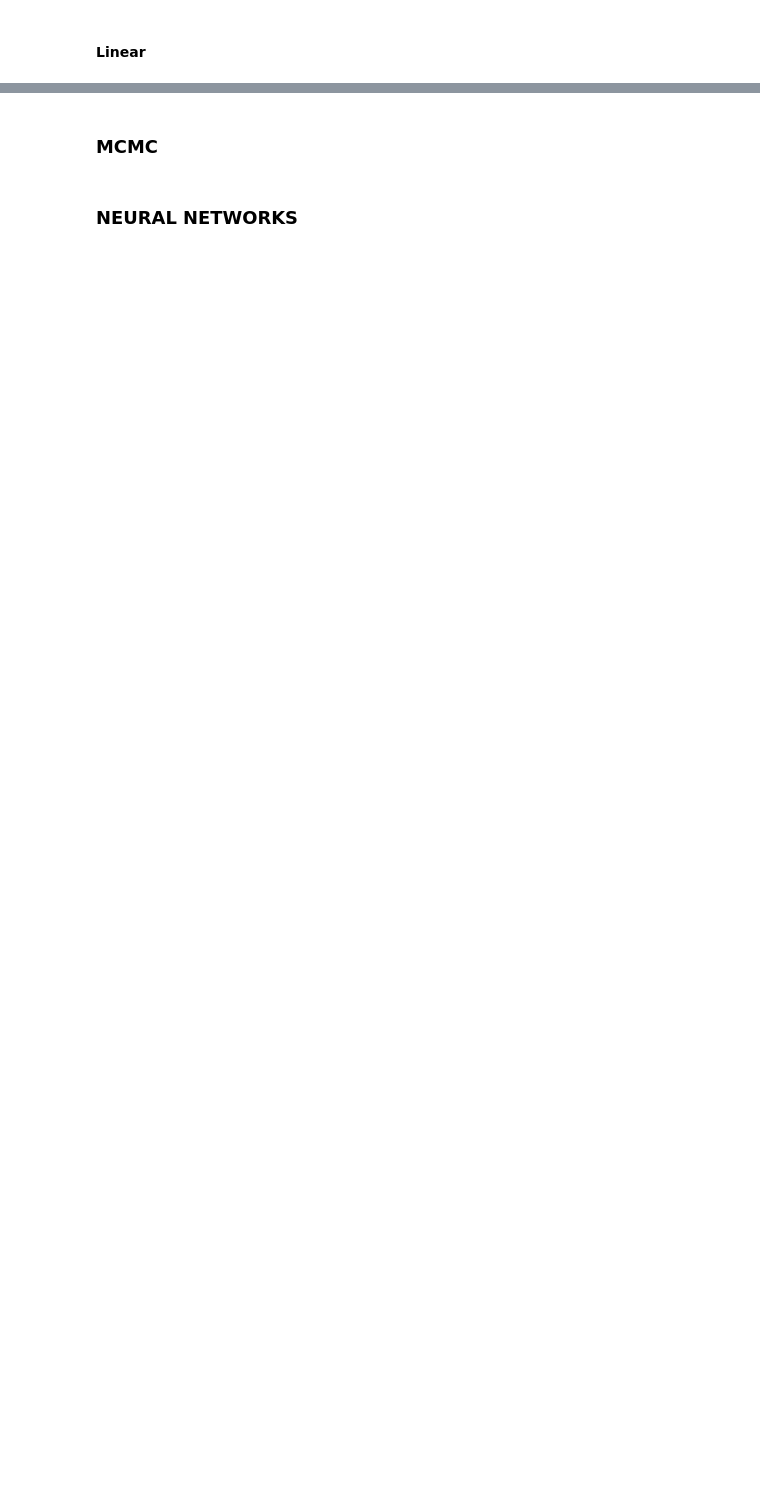
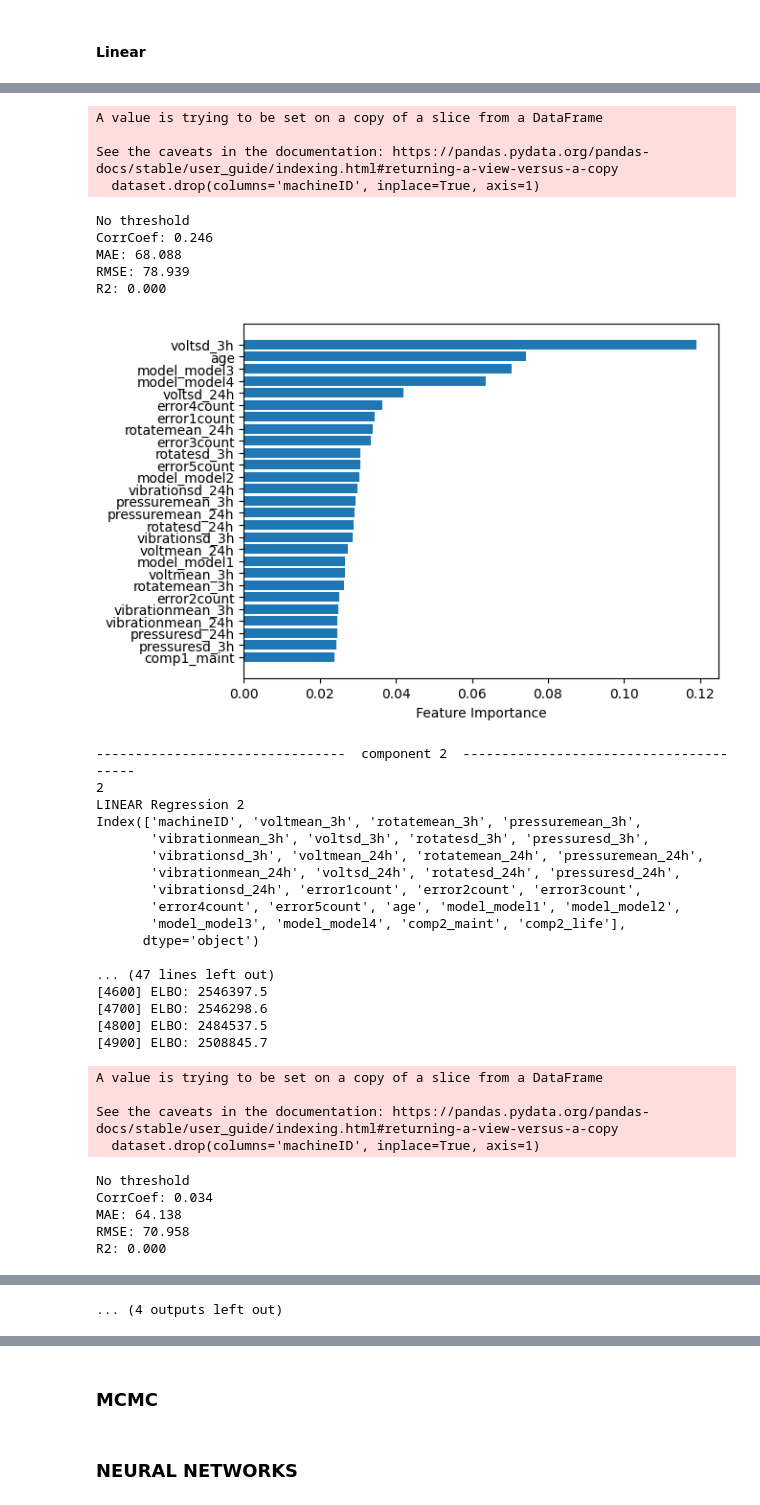
Before and after one commit to gpanagioto/-mbml-predictive-maintenance, a Jupyter notebook: notebooks/regression_final.ipynb, the cells around one changed output, grey strips where cells are left out. Saved outputs shown, nothing was run; the diff lists cells and outputs as text; code cells hidden in the pictures; blank space fills up the shorter version.

```diff
--- a/notebooks/regression_final.ipynb
+++ b/notebooks/regression_final.ipynb
@@ -673,22 +854,16 @@ linear_svi_results
 # %%
+linear_svi_results = {'linear_svi': {'comp_1':  {'MAE':0, 'FI':''}, 'comp_2':  {'MAE':0, 'FI':''}, 'comp_3':  {'MAE':0, 'FI':''}, 'comp_4':  {'MAE':0, 'FI':''}}}
+
 for comp_number in range(1,5):
+
     print(f"\n--------------------------------  component {comp_number}  ---------------------------------------")
     svi_regression = SVI_regression_model(labeled_features, comp_number)
     svi_dataset = svi_regression.get_data_for_component()
     linear_svi = SVI_model_format.linear
 
     y_linear_svi, X_linear_svi, X_train_torch_linear_svi, y_train_torch_linear_svi,  X_test_torch_linear_svi, X_test_linear_svi, y_test_linear_svi, X_train_linear_svi, y_train_linear_svi, y_std_linear_svi, y_mean_linear_svi = svi_regression.Preprocess(X_init=svi_dataset, model=linear_svi['name'])
+    linear_svi_guide = svi_regression.pyro_inference(X_train_torch=X_train_torch_linear_svi, y_train_torch=y_train_torch_linear_svi, model=linear_svi['model'], steps=5000)
+    linear_svi_preds, linear_svi_y_true, linear_features_importance = svi_regression.post_process(guide=linear_svi_guide, model=linear_svi, X_train_torch=X_train_torch_linear_svi, y_train_torch=y_train_torch_linear_svi, X_test=X_test_linear_svi, y_test=y_test_linear_svi, y_std=y_std_linear_svi, y_mean=y_mean_linear_svi)
 
-    linear_svi_guide = svi_regression.pyro_inference(X_train_torch=X_train_torch_linear_svi, y_train_torch=y_train_torch_linear_svi, model=linear_svi['model'], steps=1000)
-    linear_svi_preds, linear_svi_y_true, features_importance = svi_regression.post_process(guide=linear_svi_guide, model=linear_svi, X_train_torch=X_train_torch_linear_svi, y_train_torch=y_train_torch_linear_svi, X_test=X_test_linear_svi, y_test=y_test_linear_svi, y_std=y_std_linear_svi, y_mean=y_mean_linear_svi)
-
-    corr_linear_svi, mae_linear_svi, rae_linear_svi, rmse_linear_svi, r2_linear_svi, svi_trues_linear_svi, svi_pred_linear_svi = compute_error(trues=linear_svi_y_true, predicted=linear_svi_preds, threshold=None)
-    linear_svi_results['linear_svi'][f"comp_{comp_number}"]['MAE'] = mae_linear_svi
-    #linear_svi_results['linear_svi'][f"comp_{comp_number}"]['MIF'] = [svi_dataset.columns[sort].tolist()[0][-1], features_importance[0][sort].tolist()[0][-1]]
-    print("CorrCoef: %.3f\nMAE: %.3f\nRMSE: %.3f\nR2: %.3f" % (corr_linear_svi, mae_linear_svi, rmse_linear_svi, r2_linear_svi))
-    #print(features_importance)
-    sort = features_importance.argsort()
-    plt.barh(svi_dataset.columns[sort].tolist()[0], features_importance[0][sort].tolist()[0])
-    plt.xlabel("Feature Importance")
-    plt.show()
-    print('\n')
+    linear_svi_results = results(svi_dataset, linear_features_importance, linear_svi_results, 'linear_svi', comp_number, linear_svi_y_true, linear_svi_preds)
+# %% [output]
@@ -694,0 +887,36 @@ for comp_number in range(1,5):
+A value is trying to be set on a copy of a slice from a DataFrame
+
+See the caveats in the documentation: https://pandas.pydata.org/pandas-docs/stable/user_guide/indexing.html#returning-a-view-versus-a-copy
+  dataset.drop(columns='machineID', inplace=True, axis=1)
+No threshold
+CorrCoef: 0.246
+MAE: 68.088
+RMSE: 78.939
+R2: 0.000
+[figure, added]
+--------------------------------  component 2  ---------------------------------------
+2
+LINEAR Regression 2
+Index(['machineID', 'voltmean_3h', 'rotatemean_3h', 'pressuremean_3h',
+       'vibrationmean_3h', 'voltsd_3h', 'rotatesd_3h', 'pressuresd_3h',
+       'vibrationsd_3h', 'voltmean_24h', 'rotatemean_24h', 'pressuremean_24h',
+       'vibrationmean_24h', 'voltsd_24h', 'rotatesd_24h', 'pressuresd_24h',
+       'vibrationsd_24h', 'error1count', 'error2count', 'error3count',
+       'error4count', 'error5count', 'age', 'model_model1', 'model_model2',
+       'model_model3', 'model_model4', 'comp2_maint', 'comp2_life'],
+      dtype='object')
+
+... (47 lines left out)
+[4600] ELBO: 2546397.5
+[4700] ELBO: 2546298.6
+[4800] ELBO: 2484537.5
+[4900] ELBO: 2508845.7
+A value is trying to be set on a copy of a slice from a DataFrame
+
+See the caveats in the documentation: https://pandas.pydata.org/pandas-docs/stable/user_guide/indexing.html#returning-a-view-versus-a-copy
+  dataset.drop(columns='machineID', inplace=True, axis=1)
+No threshold
+CorrCoef: 0.034
+MAE: 64.138
+RMSE: 70.958
+R2: 0.000
@@ -695,2 +951,3 @@ for comp_number in range(1,5):
+... (4 outputs left out)
 # %%
 linear_svi_results
```
Also changed, not shown: parts of 19 cells of this notebook.
